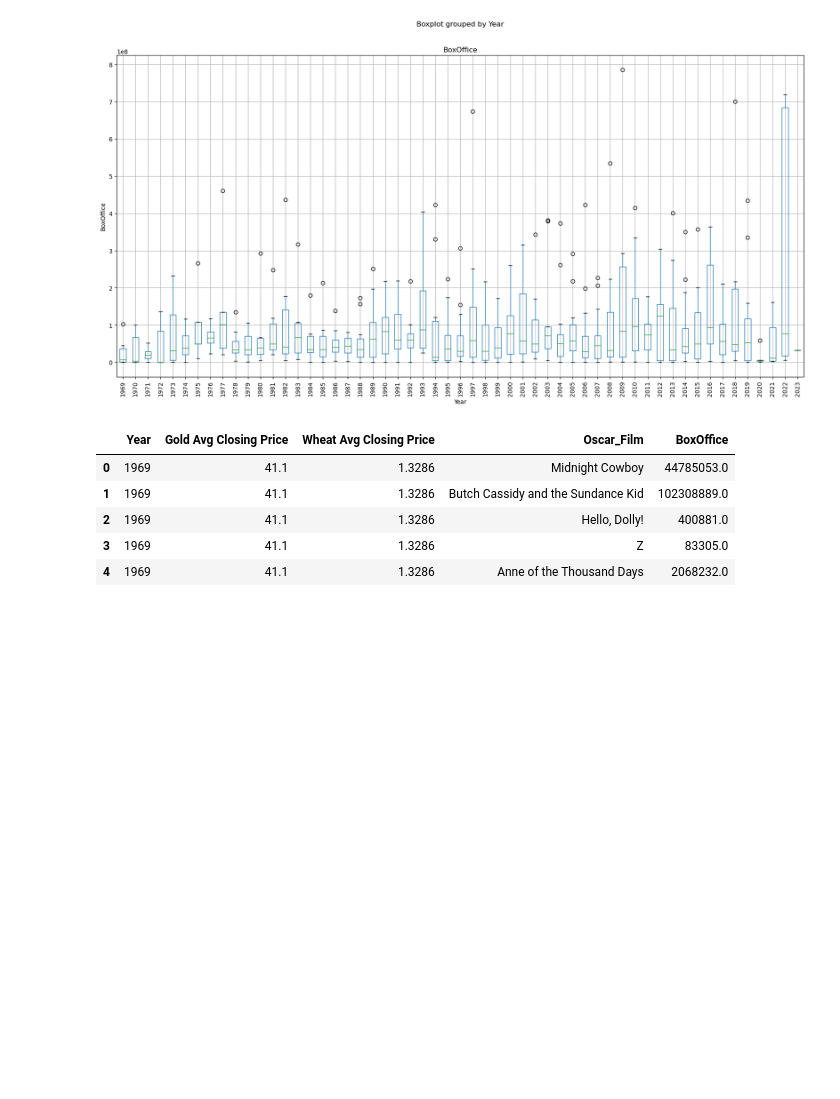
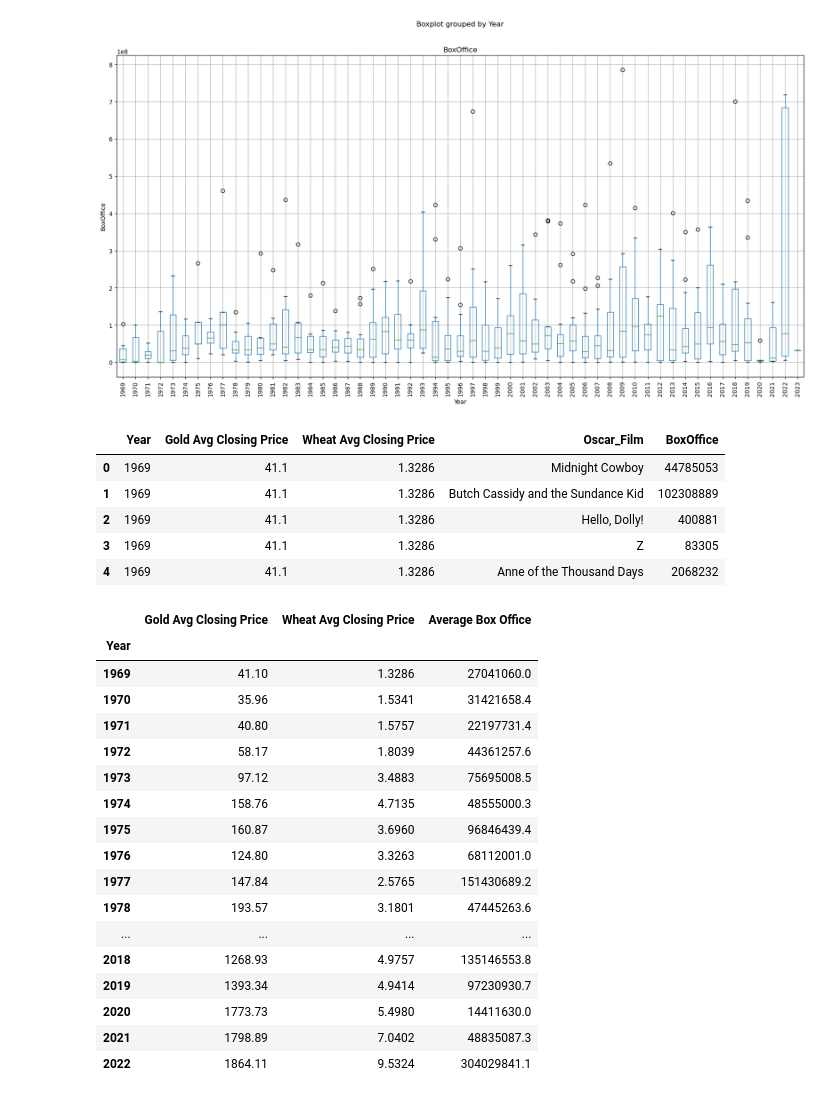
Before and after one commit to rickscrib/group8_project1, a Jupyter notebook: box_office.ipynb, the cells around one changed output. Cells and saved outputs as stored; diff of their text form; code cells hidden in the pictures; blank space fills up the shorter version.

```diff
--- a/box_office.ipynb
+++ b/box_office.ipynb
@@ -120,11 +122,37 @@ plot.figure.savefig(r"C:\Users\uwagb\OneDrive\Desktop\project\outputs\BoxOffice_
 [figure]
 # %%
 box_comodity = pd.merge(box_df, oscar_ombd, on= "Year", how= "inner")
+box_comodity = box_comodity.astype({"BoxOffice": "Int64"})
 box_comodity.head()
 # %% [output]
 |  | Year | Gold Avg Closing Price | Wheat Avg Closing Price | Oscar_Film | BoxOffice |
-| 0 | 1969 | 41.1 | 1.3286 | Midnight Cowboy | 44785053.0 |
-| 1 | 1969 | 41.1 | 1.3286 | Butch Cassidy and the Sundance Kid | 102308889.0 |
-| 2 | 1969 | 41.1 | 1.3286 | Hello, Dolly! | 400881.0 |
-| 3 | 1969 | 41.1 | 1.3286 | Z | 83305.0 |
-| 4 | 1969 | 41.1 | 1.3286 | Anne of the Thousand Days | 2068232.0 |
+| 0 | 1969 | 41.1 | 1.3286 | Midnight Cowboy | 44785053 |
+| 1 | 1969 | 41.1 | 1.3286 | Butch Cassidy and the Sundance Kid | 102308889 |
+| 2 | 1969 | 41.1 | 1.3286 | Hello, Dolly! | 400881 |
+| 3 | 1969 | 41.1 | 1.3286 | Z | 83305 |
+| 4 | 1969 | 41.1 | 1.3286 | Anne of the Thousand Days | 2068232 |
+# %%
+
+data_df = box_comodity.groupby("Year").mean()
+data_df = data_df.rename(columns={"BoxOffice": "Average Box Office"})
+data_df =data_df.round({"Average Box Office": 1})
+data_df
+# %% [output]
+|  | Gold Avg Closing Price | Wheat Avg Closing Price | Average Box Office |
+| Year |  |  |  |
+| 1969 | 41.10 | 1.3286 | 27041060.0 |
+| 1970 | 35.96 | 1.5341 | 31421658.4 |
+| 1971 | 40.80 | 1.5757 | 22197731.4 |
+| 1972 | 58.17 | 1.8039 | 44361257.6 |
+| 1973 | 97.12 | 3.4883 | 75695008.5 |
+| 1974 | 158.76 | 4.7135 | 48555000.3 |
+| 1975 | 160.87 | 3.6960 | 96846439.4 |
+| 1976 | 124.80 | 3.3263 | 68112001.0 |
+| 1977 | 147.84 | 2.5765 | 151430689.2 |
+| 1978 | 193.57 | 3.1801 | 47445263.6 |
+| ... | ... | ... | ... |
+| 2018 | 1268.93 | 4.9757 | 135146553.8 |
+| 2019 | 1393.34 | 4.9414 | 97230930.7 |
+| 2020 | 1773.73 | 5.4980 | 14411630.0 |
+| 2021 | 1798.89 | 7.0402 | 48835087.3 |
+| 2022 | 1864.11 | 9.5324 | 304029841.1 |
```
Also changed, not shown: parts of 9 cells of this notebook, 2 other files.
